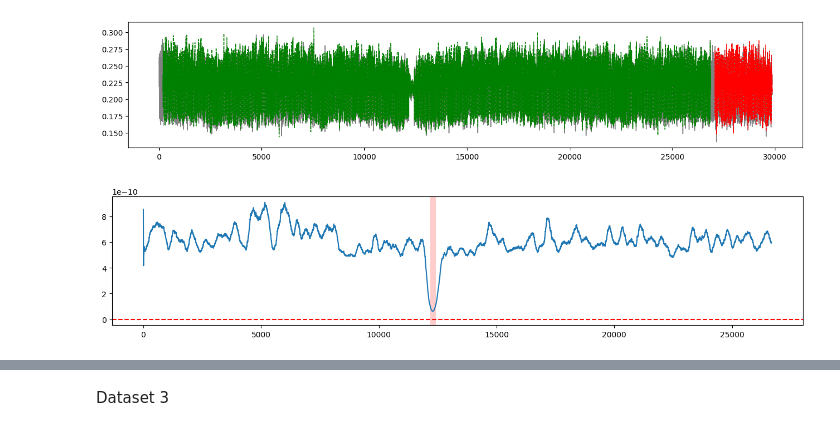
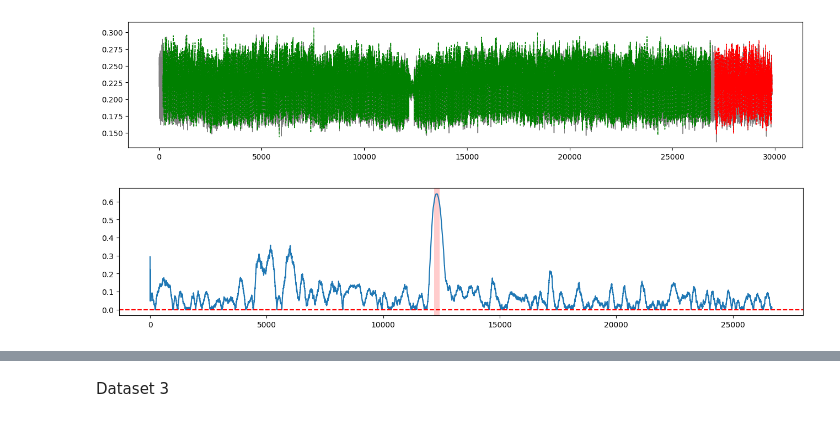
Before and after one commit to yzhang511/TimeInf, a Jupyter notebook: notebooks/time_series_IF_AR_linear_approx.ipynb, the cells around one changed output, grey strips where cells are left out. Drawn from its saved outputs; the diff is of its cells as text; code cells hidden in the pictures.

```diff
--- a/notebooks/time_series_IF_AR_linear_approx.ipynb
+++ b/notebooks/time_series_IF_AR_linear_approx.ipynb
@@ -205,12 +205,18 @@ mean_loos = []
 for i in range(len(train_block_index)):
   mean_loos.append((train_loos[train_block_index[i]]).mean())
 mean_loos = np.array(mean_loos)
+# %%
+def min_max_scaler(x):
+    return (x - x.min()) / (x.max() - x.min())
+# %%
+norm_mean_loos = min_max_scaler(mean_loos)
+norm_mean_loos = np.abs(norm_mean_loos - np.nanmean(loos_viz))
 # %%
 plt.figure(figsize=(16,3))
 loos_viz = np.ones_like(ts) * np.nan
-loos_viz[:len(X_train)] = mean_loos
+loos_viz[:len(X_train)] = norm_mean_loos
 plt.plot(loos_viz)
 plt.axhline(y=0, c="r", linestyle="--")
 plt.axvspan(12190, 12420, facecolor='red', alpha=.2);
 # %% [output]
-[figure, old version]
+[figure, new version]
```
Also changed, not shown: parts of 6 cells of this notebook.
